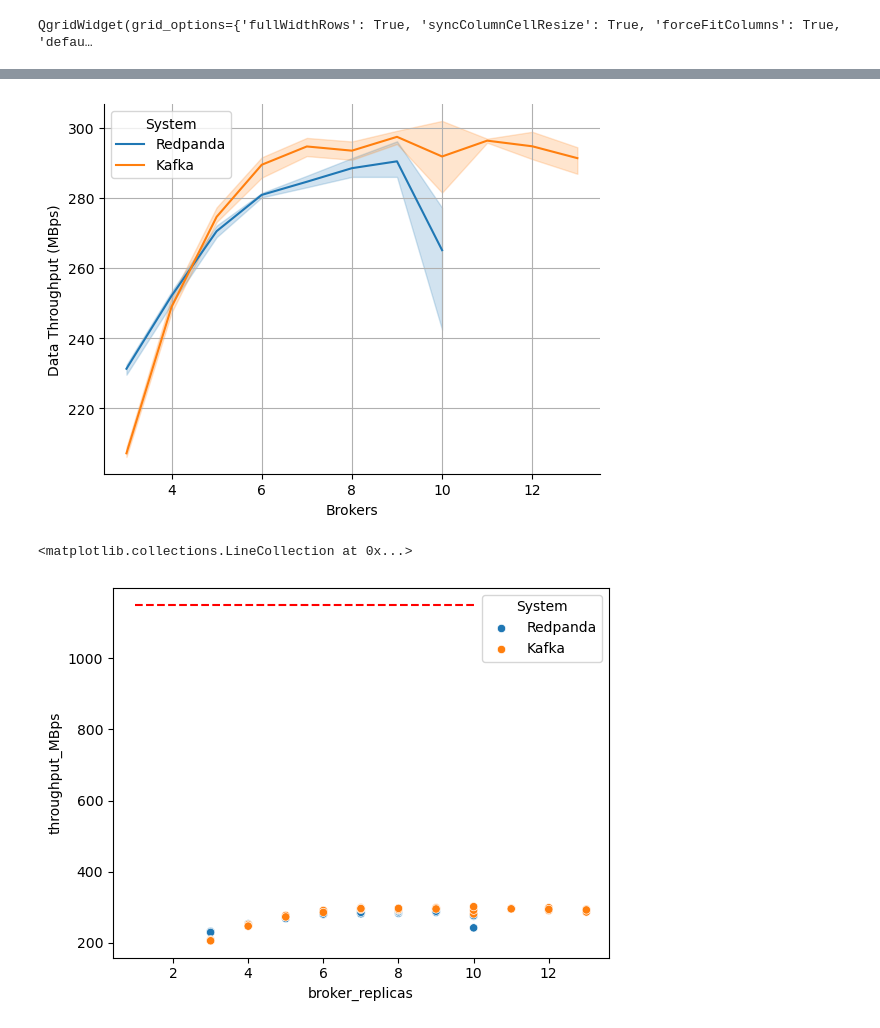
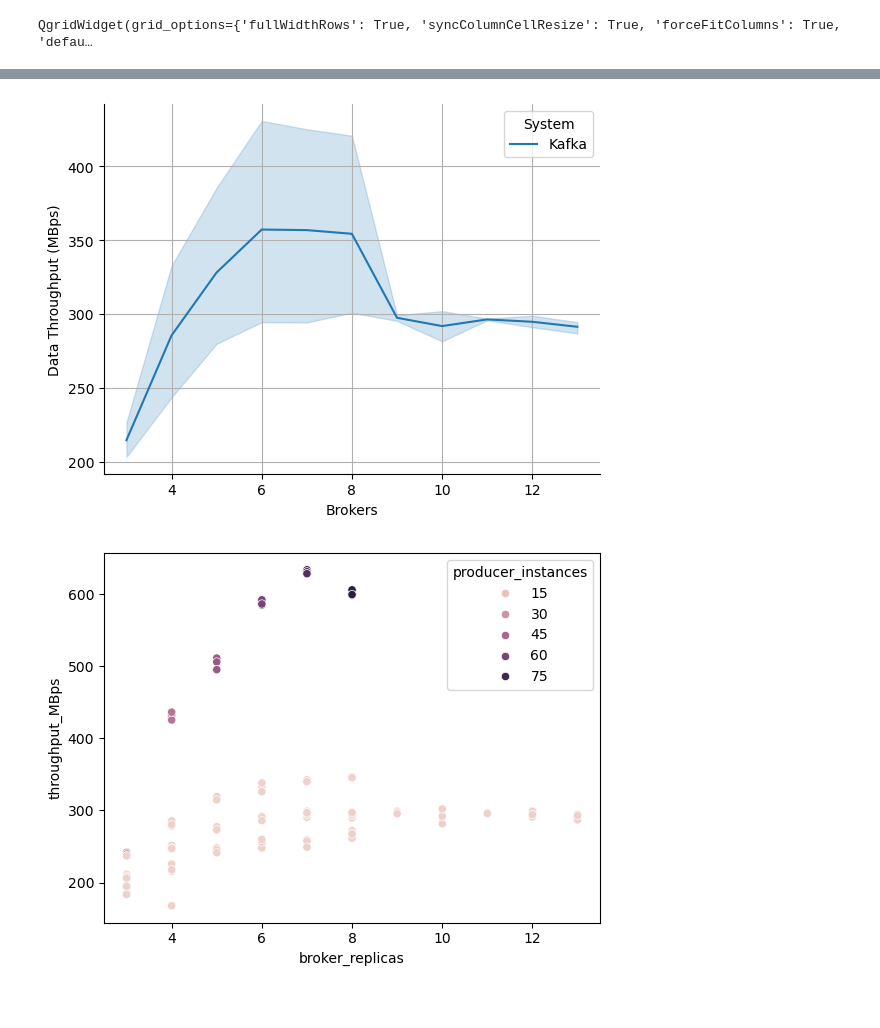
Before and after one commit to stream-energy/greenflow, a Jupyter notebook: plots/2-scaling.ipynb, the cells around one changed output, grey strips where cells are left out. Drawn from its saved outputs; the diff is of its cells as text; code cells hidden in the pictures.

```diff
--- a/plots/2-scaling.ipynb
+++ b/plots/2-scaling.ipynb
@@ -47,13 +47,15 @@ df = an.full_analytical_pipeline(
     cutoff_begin=cutoff_begin,
     cutoff_end=cutoff_end,
     # exp_name="ingest-kafka",
-    cluster=".*",
+    # cluster=".*",
+    cluster="ecotype",
     # cluster="grappe",
     # type="scalingBehaviour",
     type=".*",
     load=10**9,
     replicationFactor=3,
     messageSize=32,
+    consumer_instances=0,
     # messageSize=128,
 )
 system_mapping = {
@@ -75,8 +77,10 @@ df_orig = df.copy()
 df = df[~((df['System'] == 'Redpanda') & (df['Cluster'] == 'Taurus'))]
 df = df.dropna()
 df = df[df['partitions'] == df['broker_replicas'] * 10]
+df = df[df['producer_instances'] == df['broker_replicas'] * 10]
 # df = df[df['System'] == 'Kafka']
 df = df[df['consumer_instances'] == 0]
+# df = df[df.num_worker_nodes > 1]
 # taurus_kafka = an.full_analytical_pipeline(
 #     cutoff_begin=cutoff_begin, cutoff_end=cutoff_end, exp_name="ingest-kafka", cluster="taurus", type="scalingBehaviour", partitions=120,
 # )
@@ -154,19 +158,19 @@ plt.show()
 # %%
-interest = df[df["Cluster"] == "Ecotype"]
+interest = df_orig[(df_orig["Cluster"] == "Ecotype") & (df_orig["System"] == "Kafka")]
 # interest = interest[interest["messageSize"] == 128]
 plot_throughput_vs_replicas(interest)
 ax = sns.scatterplot(
     interest,
     x="broker_replicas",
     # y="adjusted_network_throughput",
     y="throughput_MBps",
-    hue="System",
+    hue="producer_instances",
+    # hue="System",
 )
-ax.hlines(575*2, 1, 10, colors="red", linestyles="--")
+# ax.hlines(575*2, 1, 10, colors="red", linestyles="--")
 # %% [output]
-[figure, old version]
+[figure, new version]
-<matplotlib.collections.LineCollection at 0x...>
-[figure, old version]
+[figure, new version]
 # %%
 kafka_df = df[df['System'] == 'Kafka']
 kafka_df = kafka_df[((kafka_df['Cluster'] == 'Ecotype') | (kafka_df['Cluster'] == 'Grappe'))]
```
Also changed, not shown: parts of 8 cells of this notebook, 1 other file.
